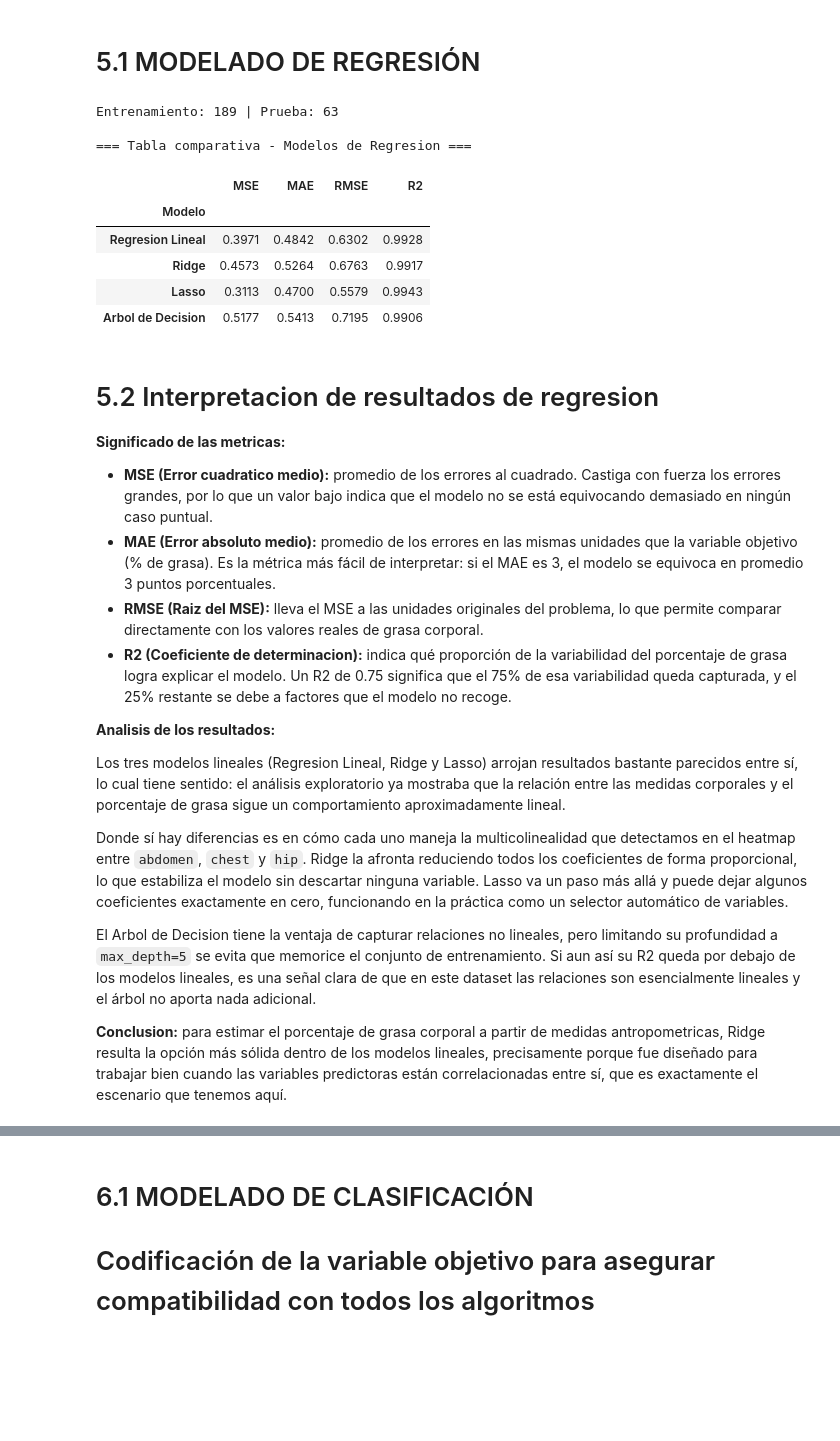
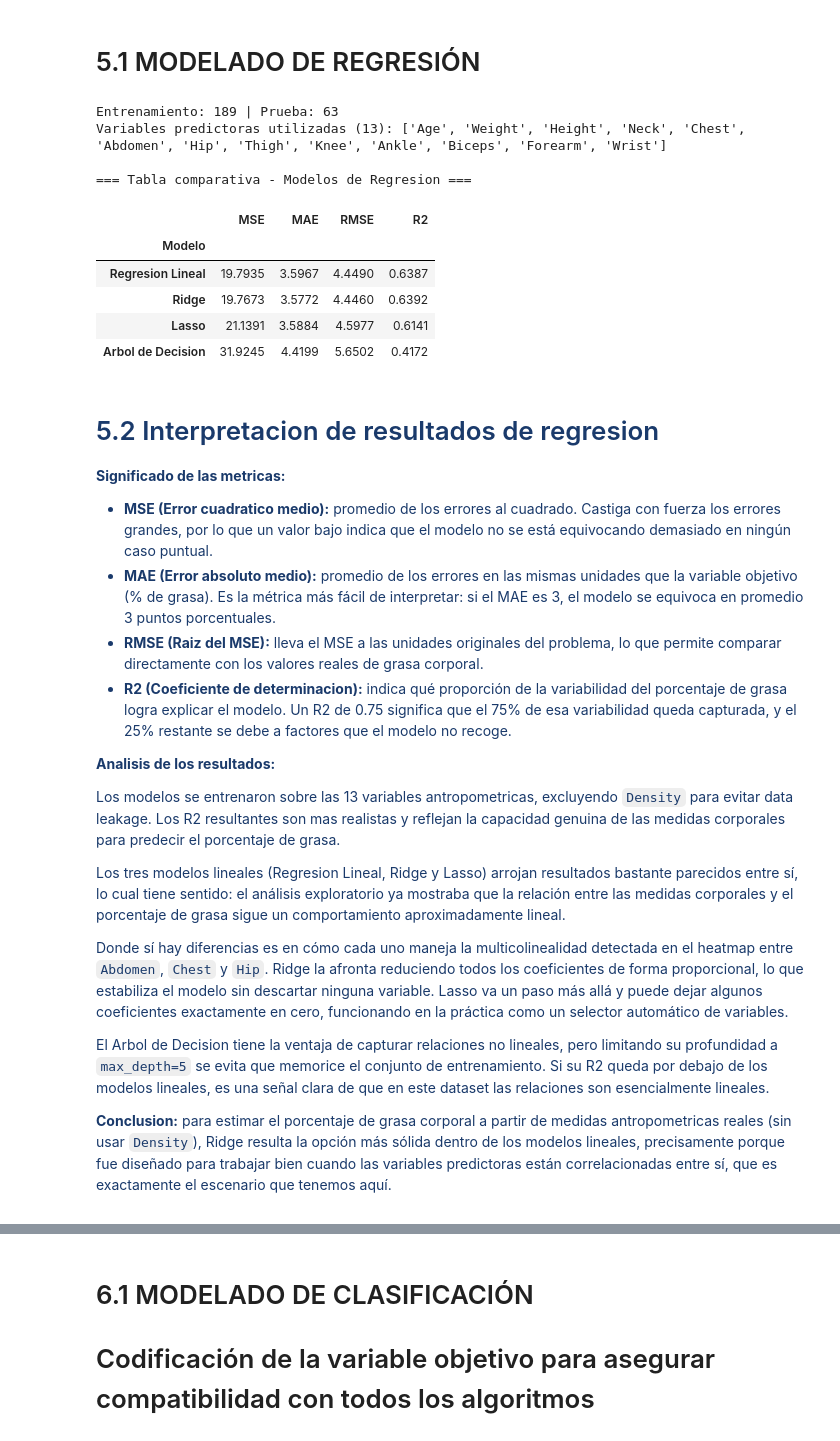
Before and after one commit to KalderJeff/G13_Jefferson_Calderon_Fase2, a Jupyter notebook: G13_Jefferson_Calderon_Fase2.ipynb, the cells around one changed output, grey strips where cells are left out. Saved outputs shown, nothing was run; the diff lists cells and outputs as text; code cells hidden in the pictures; blank space fills up the shorter version.

```diff
--- a/G13_Jefferson_Calderon_Fase2.ipynb
+++ b/G13_Jefferson_Calderon_Fase2.ipynb
@@ -546,13 +590,17 @@ from sklearn.tree import DecisionTreeRegressor
 from sklearn.metrics import mean_squared_error, mean_absolute_error, r2_score
 from sklearn.preprocessing import StandardScaler
 
-X_r = df_bodyfat.drop(columns=['target'])
+# Se excluye 'Density' ademas de 'target' para evitar data leakage.
+# Density esta matematicamente ligada al porcentaje de grasa (formula de Brozek),
+# por lo que incluirla como predictora generaria metricas artificialmente perfectas.
+X_r = df_bodyfat.drop(columns=['target', 'Density'])
 y_r = df_bodyfat['target']
 
 # Division 75% / 25%
 X_train_r, X_test_r, y_train_r, y_test_r = train_test_split(
     X_r, y_r, test_size=0.25, random_state=42)
 print(f'Entrenamiento: {X_train_r.shape[0]} | Prueba: {X_test_r.shape[0]}')
+print(f'Variables predictoras utilizadas ({X_r.shape[1]}): {list(X_r.columns)}')
 
 scaler_r = StandardScaler()
 X_train_r_sc = scaler_r.fit_transform(X_train_r)
@@ -562,38 +610,41 @@ modelos_r = {
     'Regresion Lineal':  LinearRegression(),
     'Ridge':             Ridge(alpha=1.0),
     'Lasso':             Lasso(alpha=0.1, max_iter=5000),
     'Arbol de Decision': DecisionTreeRegressor(max_depth=5, random_state=42)
 }
 
 resultados_r = []
 for nombre, modelo in modelos_r.items():
     if nombre == 'Arbol de Decision':
         modelo.fit(X_train_r, y_train_r)
         y_pred = modelo.predict(X_test_r)
     else:
         modelo.fit(X_train_r_sc, y_train_r)
         y_pred = modelo.predict(X_test_r_sc)
     mse  = mean_squared_error(y_test_r, y_pred)
     resultados_r.append({'Modelo': nombre,
                           'MSE':  round(mse, 4),
                           'MAE':  round(mean_absolute_error(y_test_r, y_pred), 4),
                           'RMSE': round(np.sqrt(mse), 4),
                           'R2':   round(r2_score(y_test_r, y_pred), 4)})
 
 tabla_reg = pd.DataFrame(resultados_r).set_index('Modelo')
 print('\n=== Tabla comparativa - Modelos de Regresion ===')
 display(tabla_reg)
 # %% [output]
 Entrenamiento: 189 | Prueba: 63
+Variables predictoras utilizadas (13): ['Age', 'Weight', 'Height', 'Neck', 'Chest', 'Abdomen', 'Hip', 'Thigh', 'Knee', 'Ankle', 'Biceps', 'Forearm', 'Wrist']
 
 === Tabla comparativa - Modelos de Regresion ===
 |  | MSE | MAE | RMSE | R2 |
 | Modelo |  |  |  |  |
-| Regresion Lineal | 0.3971 | 0.4842 | 0.6302 | 0.9928 |
-| Ridge | 0.4573 | 0.5264 | 0.6763 | 0.9917 |
-| Lasso | 0.3113 | 0.4700 | 0.5579 | 0.9943 |
-| Arbol de Decision | 0.5177 | 0.5413 | 0.7195 | 0.9906 |
+| Regresion Lineal | 19.7935 | 3.5967 | 4.4490 | 0.6387 |
+| Ridge | 19.7673 | 3.5772 | 4.4460 | 0.6392 |
+| Lasso | 21.1391 | 3.5884 | 4.5977 | 0.6141 |
+| Arbol de Decision | 31.9245 | 4.4199 | 5.6502 | 0.4172 |
 # %% [markdown]
+<div style="color: #1a3a6b; font-family: Arial, sans-serif;">
+
 # 5.2 Interpretacion de resultados de regresion
 
 **Significado de las metricas:**
@@ -605,13 +656,17 @@ Entrenamiento: 189 | Prueba: 63
 
 **Analisis de los resultados:**
 
+Los modelos se entrenaron sobre las 13 variables antropometricas, excluyendo `Density` para evitar data leakage. Los R2 resultantes son mas realistas y reflejan la capacidad genuina de las medidas corporales para predecir el porcentaje de grasa.
+
 Los tres modelos lineales (Regresion Lineal, Ridge y Lasso) arrojan resultados bastante parecidos entre sí, lo cual tiene sentido: el análisis exploratorio ya mostraba que la relación entre las medidas corporales y el porcentaje de grasa sigue un comportamiento aproximadamente lineal.
 
-Donde sí hay diferencias es en cómo cada uno maneja la multicolinealidad que detectamos en el heatmap entre `abdomen`, `chest` y `hip`. Ridge la afronta reduciendo todos los coeficientes de forma proporcional, lo que estabiliza el modelo sin descartar ninguna variable. Lasso va un paso más allá y puede dejar algunos coeficientes exactamente en cero, funcionando en la práctica como un selector automático de variables.
+Donde sí hay diferencias es en cómo cada uno maneja la multicolinealidad detectada en el heatmap entre `Abdomen`, `Chest` y `Hip`. Ridge la afronta reduciendo todos los coeficientes de forma proporcional, lo que estabiliza el modelo sin descartar ninguna variable. Lasso va un paso más allá y puede dejar algunos coeficientes exactamente en cero, funcionando en la práctica como un selector automático de variables.
 
-El Arbol de Decision tiene la ventaja de capturar relaciones no lineales, pero limitando su profundidad a `max_depth=5` se evita que memorice el conjunto de entrenamiento. Si aun así su R2 queda por debajo de los modelos lineales, es una señal clara de que en este dataset las relaciones son esencialmente lineales y el árbol no aporta nada adicional.
+El Arbol de Decision tiene la ventaja de capturar relaciones no lineales, pero limitando su profundidad a `max_depth=5` se evita que memorice el conjunto de entrenamiento. Si su R2 queda por debajo de los modelos lineales, es una señal clara de que en este dataset las relaciones son esencialmente lineales.
 
-**Conclusion:** para estimar el porcentaje de grasa corporal a partir de medidas antropometricas, Ridge resulta la opción más sólida dentro de los modelos lineales, precisamente porque fue diseñado para trabajar bien cuando las variables predictoras están correlacionadas entre sí, que es exactamente el escenario que tenemos aquí.
+**Conclusion:** para estimar el porcentaje de grasa corporal a partir de medidas antropometricas reales (sin usar `Density`), Ridge resulta la opción más sólida dentro de los modelos lineales, precisamente porque fue diseñado para trabajar bien cuando las variables predictoras están correlacionadas entre sí, que es exactamente el escenario que tenemos aquí.
+
+</div>
 # %% [markdown]
 # 6. Ejercicio 4 – Modelos de clasificación
 
```
Also changed, not shown: parts of 19 cells of this notebook.
